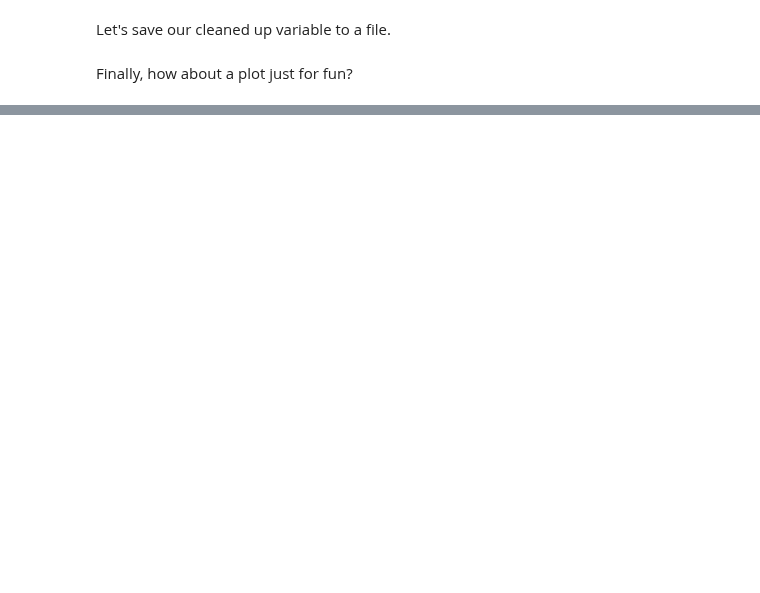
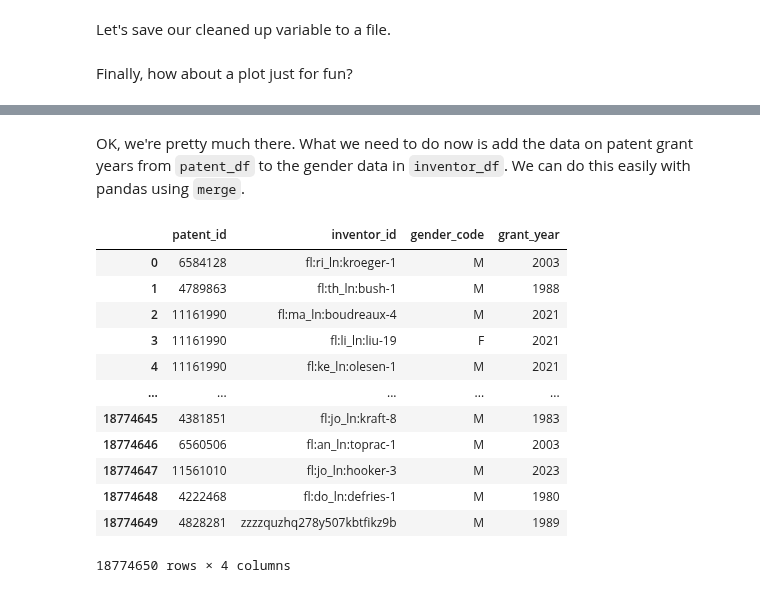
Before and after one commit to rfunklab/computational_social_science_for_organizational_research, a Jupyter notebook: sessions/introduction/notebook/introduction.ipynb, the cells around one changed output, grey strips where cells are left out. Cells and saved outputs as stored; diff of their text form; code cells hidden in the pictures; blank space fills up the shorter version.

```diff
--- a/sessions/introduction/notebook/introduction.ipynb
+++ b/sessions/introduction/notebook/introduction.ipynb
@@ -627,0 +762,10 @@ To help introduce the language, in the workflow above, I focused primarily on us
+# %%
+# load g_patent into a pandas dataframe
+patent_df = pd.read_csv(config.PROJECT_PATH + "data/g_patent.tsv.zip",
+                        low_memory=False,
+                        sep="\t",
+                        usecols=["patent_id",
+                                 "patent_type",
+                                 "patent_date"],
+                        parse_dates=["patent_date"])
+patent_df
@@ -627,0 +788,4 @@ To help introduce the language, in the workflow above, I focused primarily on us
+# %%
+# clean up
+patent_df = patent_df[patent_df.patent_type=="utility"].dropna()
+patent_df
@@ -627,0 +808,4 @@ To help introduce the language, in the workflow above, I focused primarily on us
+# %%
+# keep only patents with numeric patent_ids
+patent_df = patent_df[patent_df["patent_id"].str.isnumeric()]
+patent_df
@@ -627,0 +828,6 @@ To help introduce the language, in the workflow above, I focused primarily on us
+# %%
+# extract the grant year of the patent
+patent_df = patent_df.assign(grant_year = patent_df.patent_date.dt.year)
+patent_df = patent_df.drop(columns=["patent_type",
+                                    "patent_date"])
+patent_df
@@ -627,0 +848,23 @@ To help introduce the language, in the workflow above, I focused primarily on us
+# %% [markdown]
+OK, we're pretty much there. What we need to do now is add the data on patent grant years from `patent_df` to the gender data in `inventor_df`. We can do this easily with pandas using `merge`.
+# %%
+# merge inventor_df and patent_id
+inventor_df = pd.merge(inventor_df,
+                       patent_df,
+                       how="inner",
+                       on="patent_id")
+inventor_df
+# %% [output]
+|  | patent_id | inventor_id | gender_code | grant_year |
+| 0 | 6584128 | fl:ri_ln:kroeger-1 | M | 2003 |
+| 1 | 4789863 | fl:th_ln:bush-1 | M | 1988 |
+| 2 | 11161990 | fl:ma_ln:boudreaux-4 | M | 2021 |
+| 3 | 11161990 | fl:li_ln:liu-19 | F | 2021 |
+| 4 | 11161990 | fl:ke_ln:olesen-1 | M | 2021 |
+| ... | ... | ... | ... | ... |
+| 18774645 | 4381851 | fl:jo_ln:kraft-8 | M | 1983 |
+| 18774646 | 6560506 | fl:an_ln:toprac-1 | M | 2003 |
+| 18774647 | 11561010 | fl:jo_ln:hooker-3 | M | 2023 |
+| 18774648 | 4222468 | fl:do_ln:defries-1 | M | 1980 |
+| 18774649 | 4828281 | zzzzquzhq278y507kbtfikz9b | M | 1989 |
+18774650 rows × 4 columns
```
Also changed, not shown: parts of 50 cells of this notebook, 2 other files.
